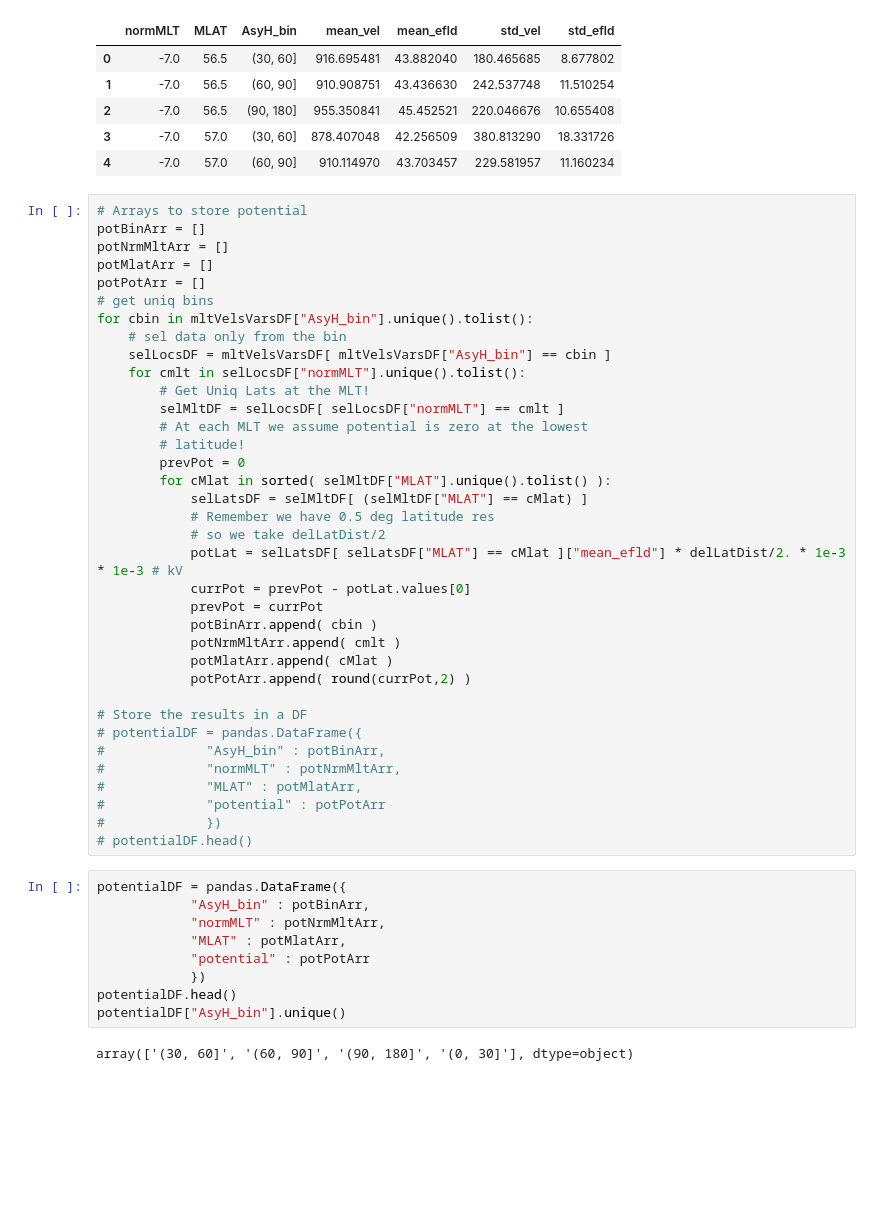
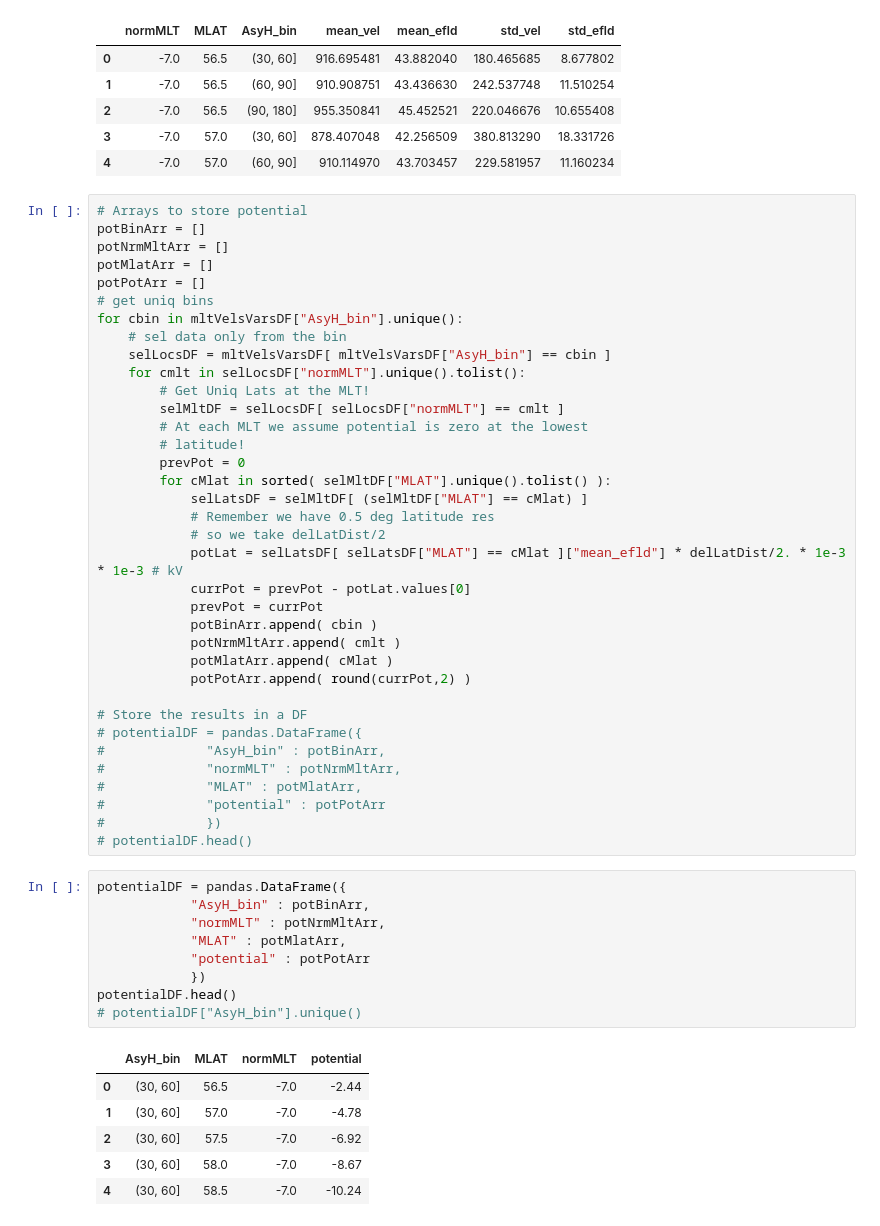
Before and after one commit to bharatreddy/indsvels, a Jupyter notebook: ipy/E-field.ipynb, the cells around one changed output. Saved outputs shown, nothing was run; the diff lists cells and outputs as text; blank space fills up the shorter version.

```diff
--- a/ipy/E-field.ipynb
+++ b/ipy/E-field.ipynb
@@ -149,7 +149,7 @@ potNrmMltArr = []
 potMlatArr = []
 potPotArr = []
 # get uniq bins
-for cbin in mltVelsVarsDF["AsyH_bin"].unique().tolist():
+for cbin in mltVelsVarsDF["AsyH_bin"].unique():
     # sel data only from the bin
     selLocsDF = mltVelsVarsDF[ mltVelsVarsDF["AsyH_bin"] == cbin ]
     for cmlt in selLocsDF["normMLT"].unique().tolist():
@@ -181,14 +181,19 @@ for cbin in mltVelsVarsDF["AsyH_bin"].unique().tolist():
 # %%
 potentialDF = pandas.DataFrame({
             "AsyH_bin" : potBinArr,
             "normMLT" : potNrmMltArr,
             "MLAT" : potMlatArr,
             "potential" : potPotArr
             })
 potentialDF.head()
-potentialDF["AsyH_bin"].unique()
+# potentialDF["AsyH_bin"].unique()
 # %% [output]
-array(['(30, 60]', '(60, 90]', '(90, 180]', '(0, 30]'], dtype=object)
+|  | AsyH_bin | MLAT | normMLT | potential |
+| 0 | (30, 60] | 56.5 | -7.0 | -2.44 |
+| 1 | (30, 60] | 57.0 | -7.0 | -4.78 |
+| 2 | (30, 60] | 57.5 | -7.0 | -6.92 |
+| 3 | (30, 60] | 58.0 | -7.0 | -8.67 |
+| 4 | (30, 60] | 58.5 | -7.0 | -10.24 |
 # %%
 # We'll save the data to a text file
 # we'll use it to plot contours in IDL
```
Also changed, not shown: parts of 2 cells of this notebook, 3 other files.
